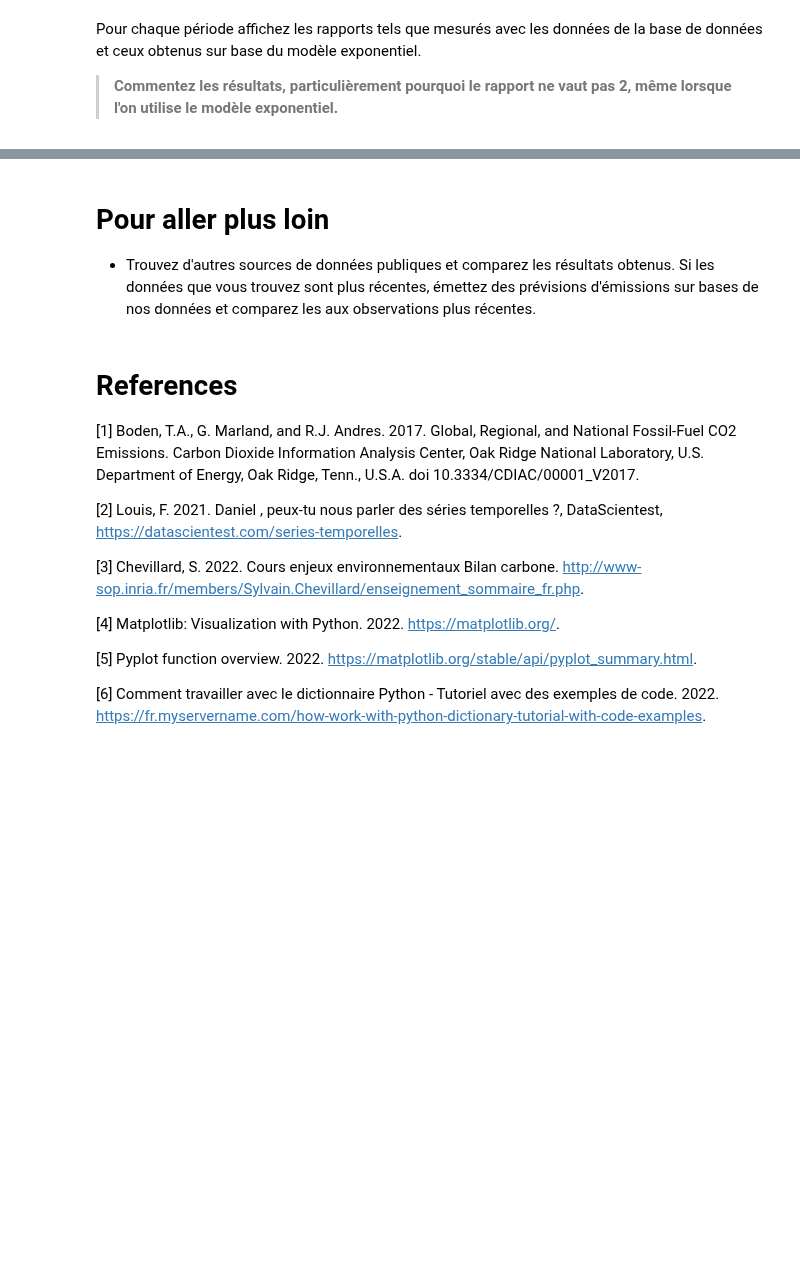
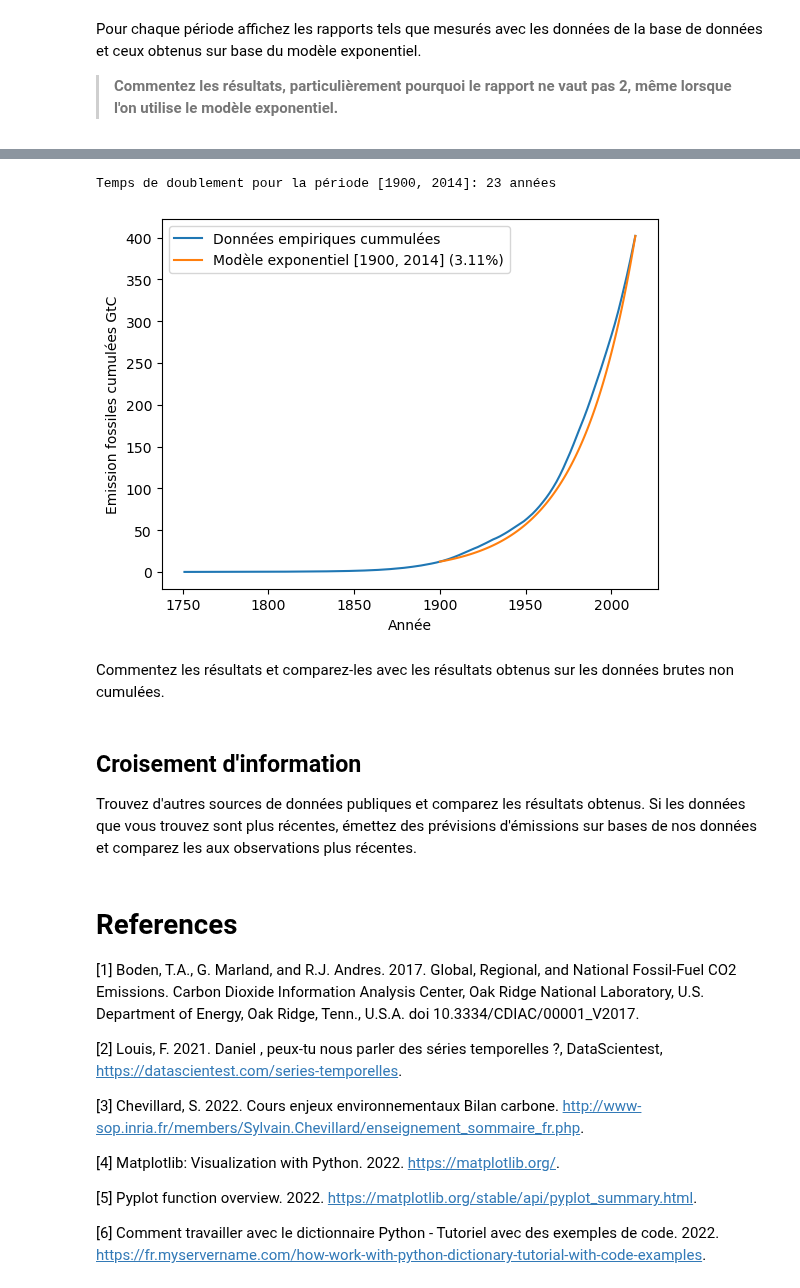
Before and after one commit to infisxc/mathc2plus, a Jupyter notebook: exp.ipynb, the cells around one changed output, grey strips where cells are left out. Cells and saved outputs as stored; diff of their text form; code cells hidden in the pictures; blank space fills up the shorter version.

Commit message:
arrondi et cummul

```diff
--- a/exp.ipynb
+++ b/exp.ipynb
@@ -554,8 +556,9 @@ doublements = dict()    # temps de doublement calculés pour chaque période
 # Pour chaque période
 for (periode, croissance) in croissances.items():
     temps = tempsDoublement(croissance)     # calculer le temps de doublement
-    temps = int (temps)                     # convertir le temps de doublement
-                                            # en entier
+    temps = ceil (temps)                    # arrondir le temps de doublement à
+                                            # l'année entière supérieure la plus
+                                            # proche
 
     doublements[periode] = temps             # mémorier le temps de doublement
 
@@ -677,6 +695,46 @@ rapports pour la période [1945, 1973]: 1.880195599022005 vs 1.994388679996094
+# %%
+V = [sum(Y[0:n+1]) for n in range(len(Y))]  # calculer le cummul d'émissions
+                                                # brutes
+V = list(map(lambda v: v/1000, V))      # convertir les données en GtC
+
+debut = 1900
+fin = X[len(X)-1]
+
+# calculer les parametres du modèle sur l'intervalle de temps
+X_, Y_, V_modele, taux = parametresModeleExponentielPeriode(X, V, debut, fin)
+
+# Graphe des données de la base de données
+plt.plot(X, V, label='Données empiriques cummulées') # afficher les données
+                                                         # brutes cummulées
+                                                         # sous forme de graphe
+plt.xlabel('Année')                                      # nommer l'axe des x
+plt.ylabel('Emission fossiles cumulées GtC')             # nommer l'axe des y
+
+# ajouter la courbe à la figure
+plt.plot(X_, V_modele,
+            label='Modèle exponentiel [{debut}, {fin}] ({croissance:.2f}%)'
+                .format(debut=debut, fin=fin, croissance=taux))
+
+plt.legend()                    # afficher la légende
+
+
+temps = tempsDoublement(taux)   # calculer le temps de doublement
+temps = ceil (temps)            # arrondir le temps de doublement à
+                                # l'année entière supérieure la plus
+                                # proche
+
+# afficher le temps de doublement
+print ("Temps de doublement pour la période [{debut}, {fin}]: {temps} années"
+        .format(debut=periode[0], fin=periode[1], temps = temps))
+# %% [output]
+Temps de doublement pour la période [1900, 2014]: 23 années
+[figure, added]
+# %% [markdown]
+Commentez les résultats et comparez-les avec les résultats obtenus sur les
+données brutes non cumulées.
 # %% [markdown]
-# Pour aller plus loin
-* Trouvez d'autres sources de données publiques et comparez les résultats
+## Croisement d'information
+Trouvez d'autres sources de données publiques et comparez les résultats
 obtenus. Si les données que vous trouvez sont plus récentes, émettez des
 prévisions d'émissions sur bases de nos données et comparez les aux observations
 plus récentes.
```
Also changed, not shown: parts of 9 cells of this notebook, 1 other file.
